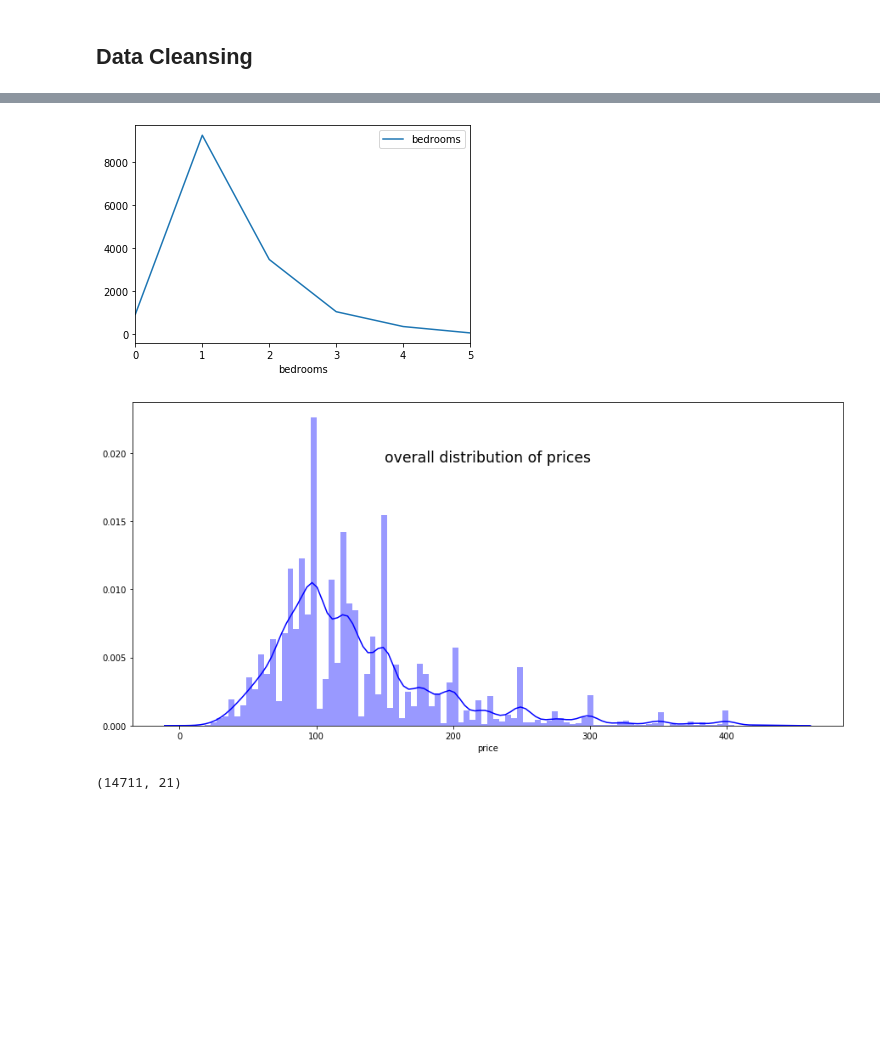
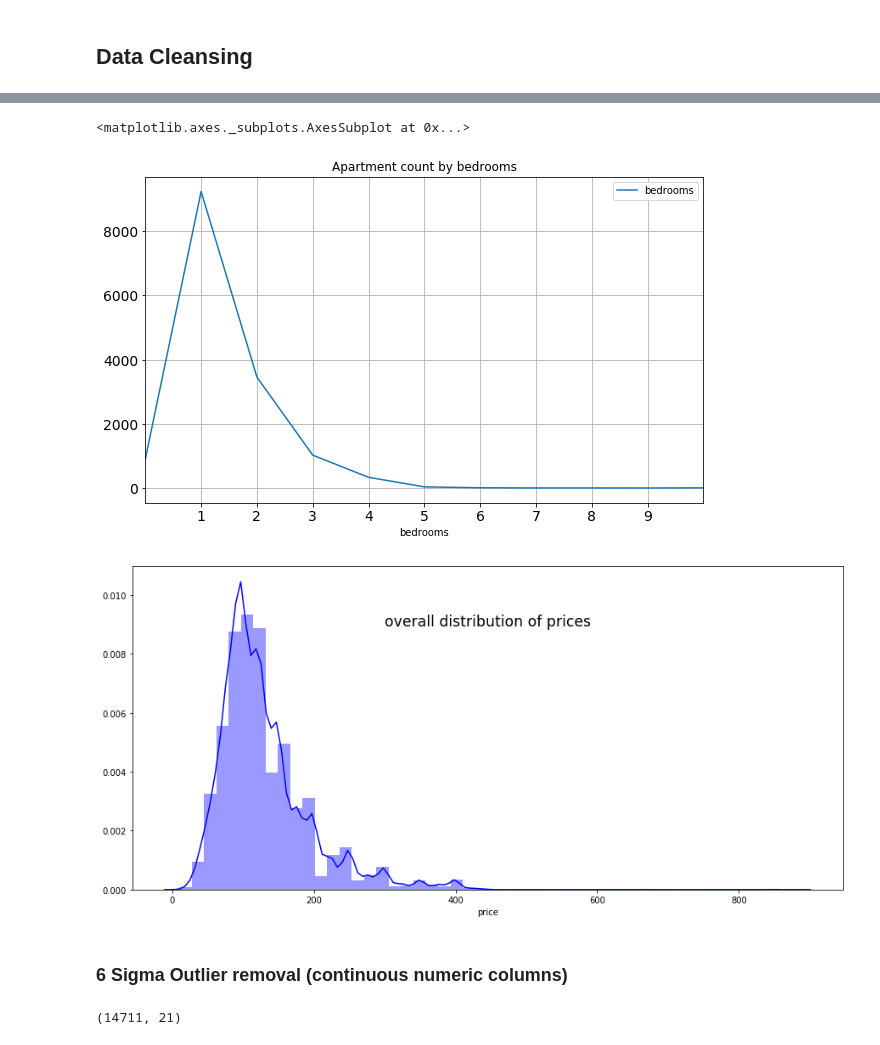
Before and after one commit to orbenishay/Regression-Project, a Jupyter notebook: Amsterdam3.ipynb, the cells around one changed output, grey strips where cells are left out. Drawn from its saved outputs; the diff is of its cells as text; code cells hidden in the pictures; blank space fills up the shorter version.

```diff
--- a/Amsterdam3.ipynb
+++ b/Amsterdam3.ipynb
@@ -148,8 +162,10 @@ bnb.shape # after each cleaning step: check how many rows were deleted
 # %%
-bnb.groupby('bedrooms').agg({'bedrooms':'count'}).plot();
+
+bnb.groupby('bedrooms').agg({'bedrooms':'count'}).plot(figsize=(10,6),title="Apartment count by bedrooms",grid=True,xticks=range(1,10),fontsize=14)
 # bnb.groupby('bedrooms').agg({'bedrooms':'count'}).head(10)
 # %% [output]
+<matplotlib.axes._subplots.AxesSubplot at 0x...>
-[figure, old version]
+[figure, new version]
 # %%
 bnb = bnb.loc[bnb['bedrooms']<6,:] # filter dataset based on a column's values
 # %%
@@ -157,11 +173,13 @@ bnb = bnb.loc[bnb['bedrooms']<6,:] # filter dataset based on a column's values
 # bnb.hist(column='price', by='instant_bookable', bins=50, sharex=True, sharey=True);
 plt.figure(figsize=(15,7))
 plt.title('overall distribution of prices', x=0.5, y=0.8, ha='center', fontsize='xx-large')
-sns.distplot(bnb.price, bins=100, kde=True,  color='blue');
+sns.distplot(bnb.price, bins=50, kde=True,  color='blue');
 plt.show()
 # bnb[['price']].sort_values('price', ascending=False).head(20)
 # %% [output]
-[figure, old version]
+[figure, new version]
 # %%
 bnb = bnb.loc[bnb['price']<500,:] # filter dataset based on a column's values
+# %% [markdown]
+### **6 Sigma Outlier removal (continuous numeric columns)**
 # %%
```
Also changed, not shown: parts of 5 cells of this notebook.
